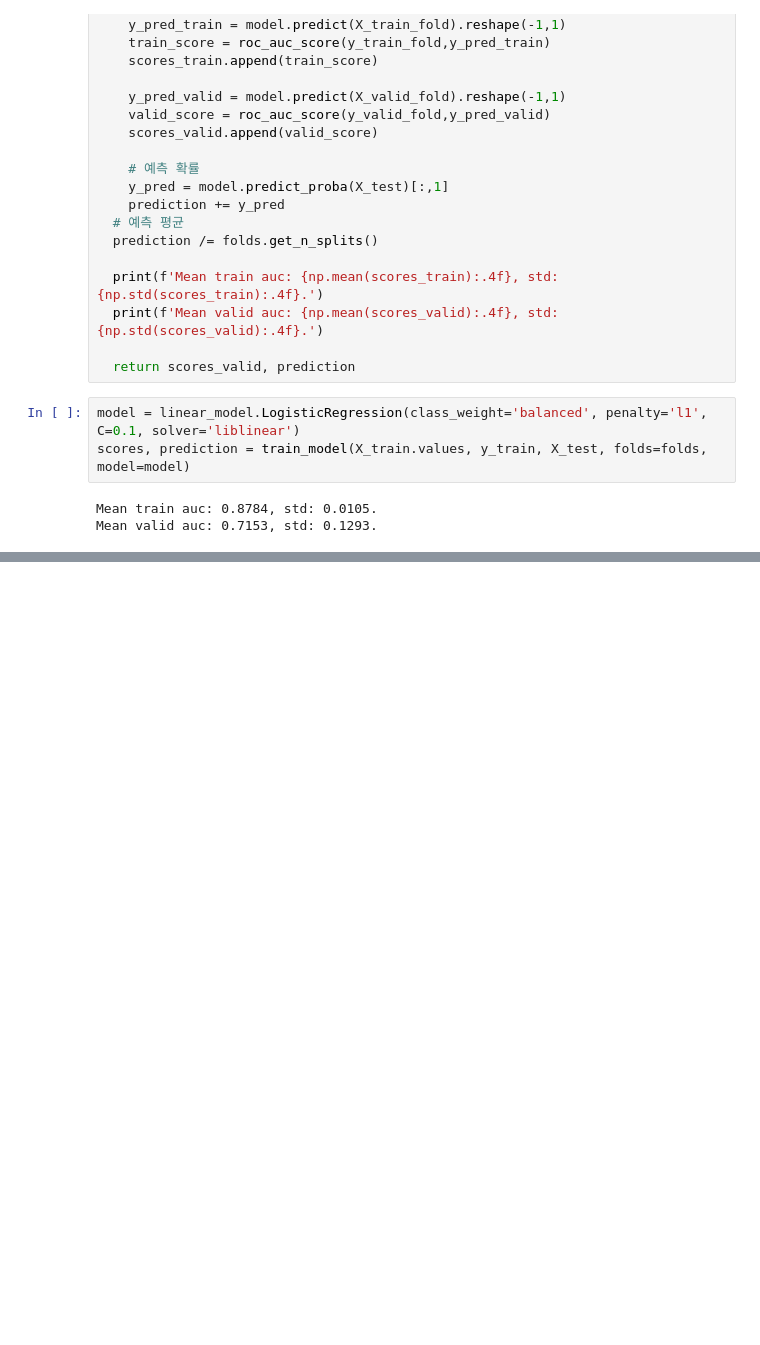
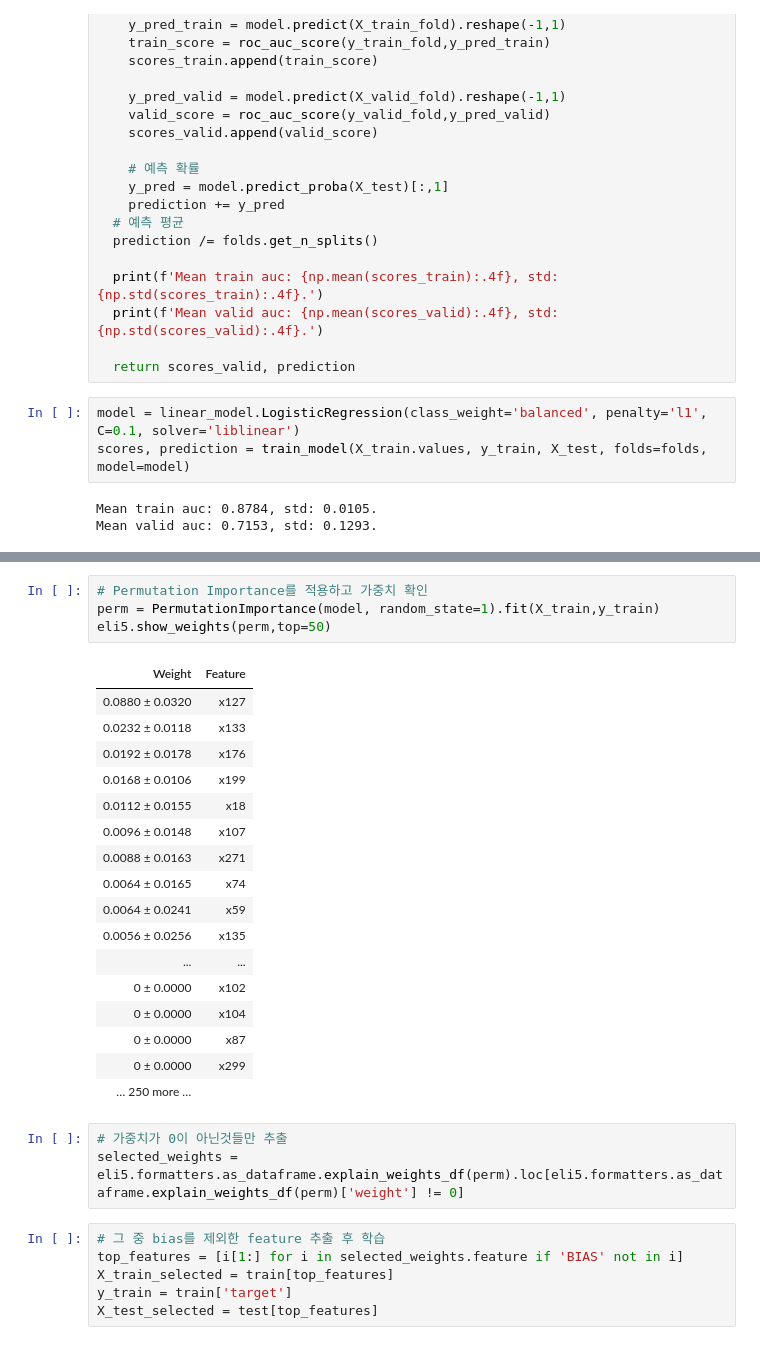
Before and after one commit to JHyunB/Don-t-Overfit-II, a Jupyter notebook: My_Don't_Overfit.ipynb, the cells around one changed output, grey strips where cells are left out. Cells and saved outputs as stored; diff of their text form; blank space fills up the shorter version.

```diff
--- a/My_Don't_Overfit.ipynb
+++ b/My_Don't_Overfit.ipynb
@@ -179,0 +291,31 @@ Mean valid auc: 0.7153, std: 0.1293.
+# %%
+# Permutation Importance를 적용하고 가중치 확인
+perm = PermutationImportance(model, random_state=1).fit(X_train,y_train)
+eli5.show_weights(perm,top=50)
+# %% [output]
+| Weight | Feature |
+| 0.0880 ± 0.0320 | x127 |
+| 0.0232 ± 0.0118 | x133 |
+| 0.0192 ± 0.0178 | x176 |
+| 0.0168 ± 0.0106 | x199 |
+| 0.0112 ± 0.0155 | x18 |
+| 0.0096 ± 0.0148 | x107 |
+| 0.0088 ± 0.0163 | x271 |
+| 0.0064 ± 0.0165 | x74 |
+| 0.0064 ± 0.0241 | x59 |
+| 0.0056 ± 0.0256 | x135 |
+| ... | ... |
+| 0 ± 0.0000 | x102 |
+| 0 ± 0.0000 | x104 |
+| 0 ± 0.0000 | x87 |
+| 0 ± 0.0000 | x299 |
+| … 250 more … |  |
+# %%
+# 가중치가 0이 아닌것들만 추출
+selected_weights = eli5.formatters.as_dataframe.explain_weights_df(perm).loc[eli5.formatters.as_dataframe.explain_weights_df(perm)['weight'] != 0]
+# %%
+# 그 중 bias를 제외한 feature 추출 후 학습
+top_features = [i[1:] for i in selected_weights.feature if 'BIAS' not in i]
+X_train_selected = train[top_features]
+y_train = train['target']
+X_test_selected = test[top_features]
```
Also changed, not shown: parts of 26 cells of this notebook.
